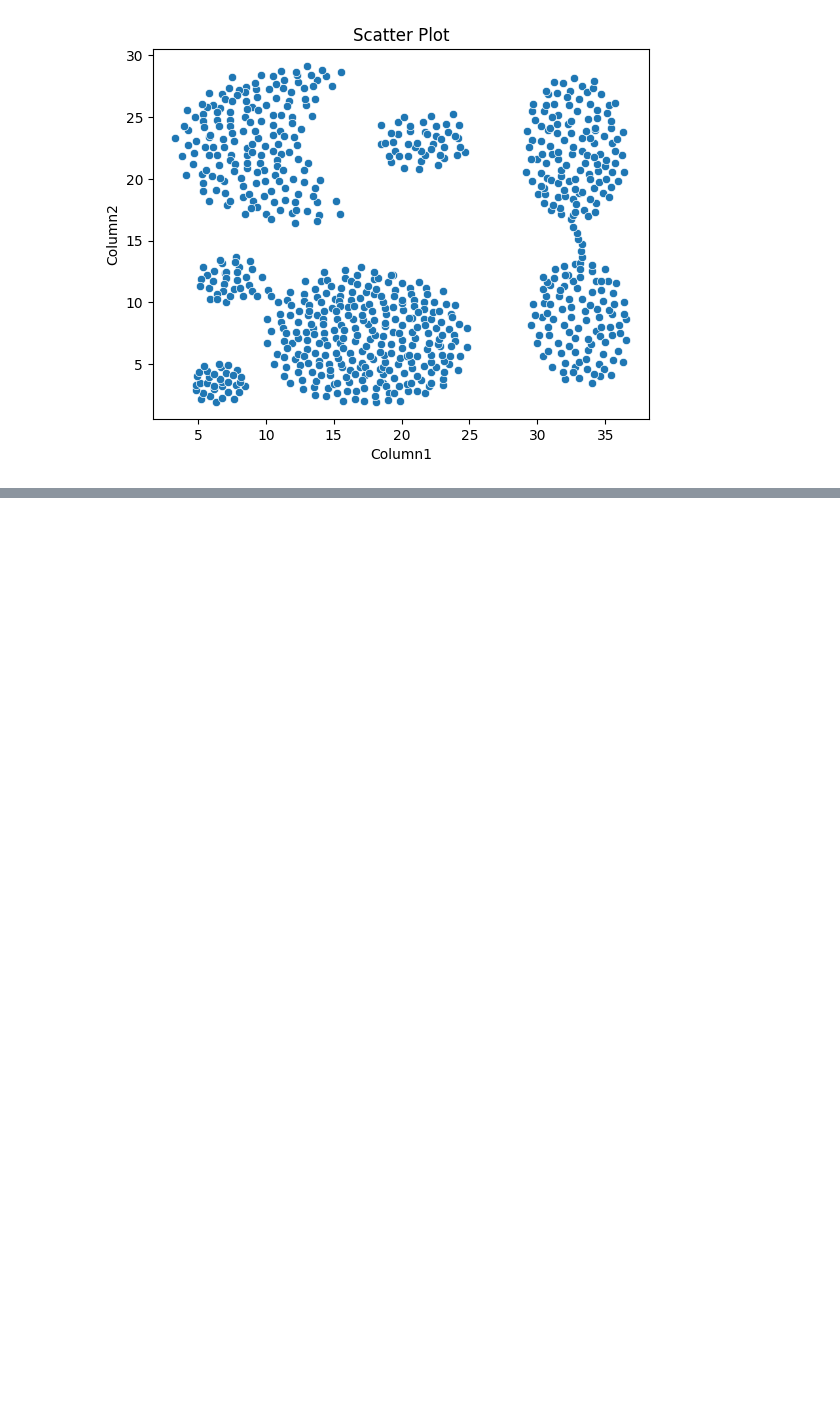
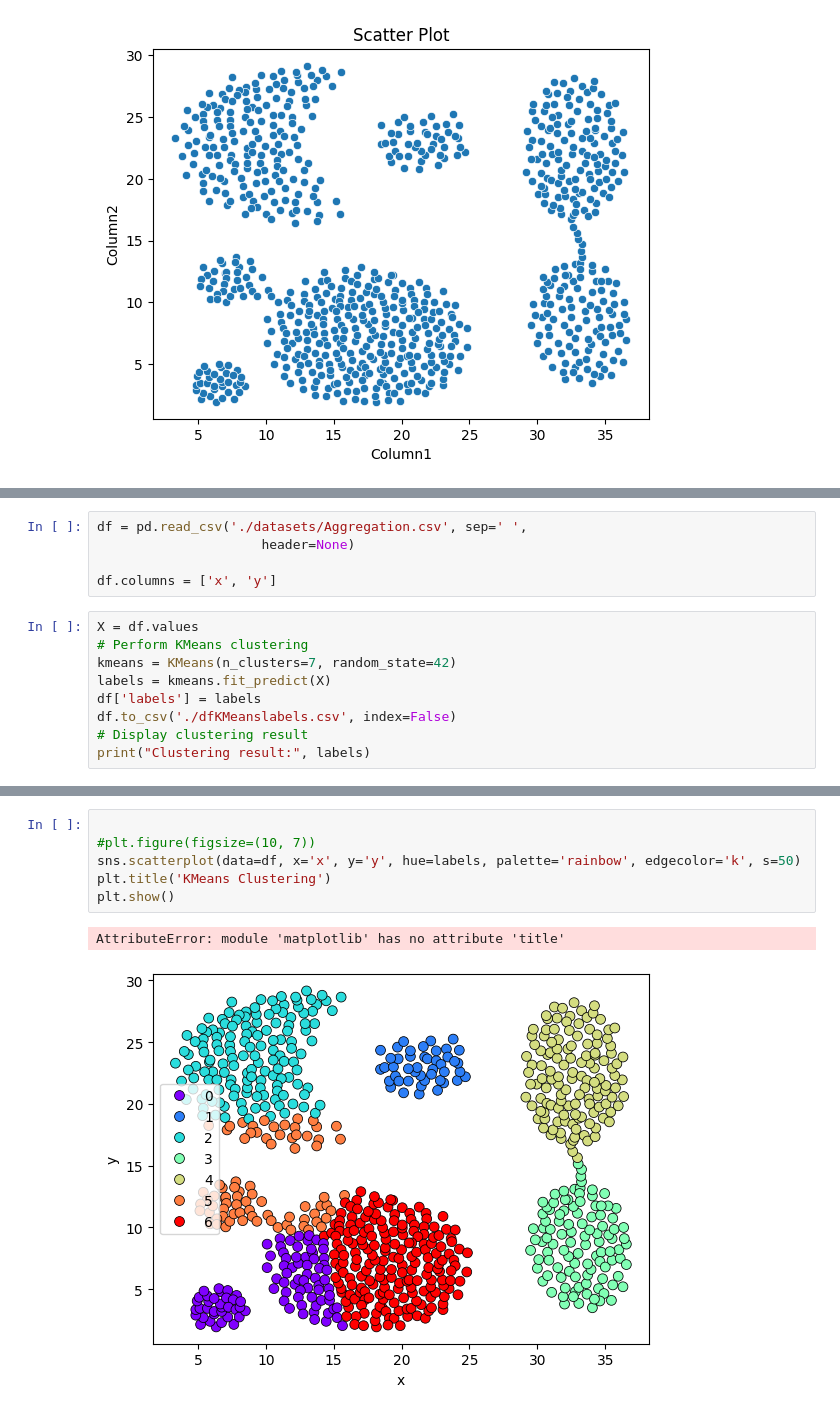
Before and after one commit to ElStabilini/AlgoritmiEStruttureDati, a Jupyter notebook: prova.ipynb, the cells around one changed output, grey strips where cells are left out. Cells and saved outputs as stored; diff of their text form; blank space fills up the shorter version.

```diff
--- a/prova.ipynb
+++ b/prova.ipynb
@@ -28,0 +40,14 @@ plt.show()
+# %%
+df = pd.read_csv('./datasets/Aggregation.csv', sep=' ',
+                     header=None)
+
+df.columns = ['x', 'y']
+# %%
+X = df.values
+# Perform KMeans clustering
+kmeans = KMeans(n_clusters=7, random_state=42)
+labels = kmeans.fit_predict(X)
+df['labels'] = labels
+df.to_csv('./dfKMeanslabels.csv', index=False)
+# Display clustering result
+print("Clustering result:", labels)
@@ -28,0 +72,9 @@ plt.show()
+# %%
+
+#plt.figure(figsize=(10, 7))
+sns.scatterplot(data=df, x='x', y='y', hue=labels, palette='rainbow', edgecolor='k', s=50)
+plt.title('KMeans Clustering')
+plt.show()
+# %% [output]
+AttributeError: module 'matplotlib' has no attribute 'title'
+[figure, added]
```
Also changed, not shown: parts of 16 cells of this notebook, 3 other files.
